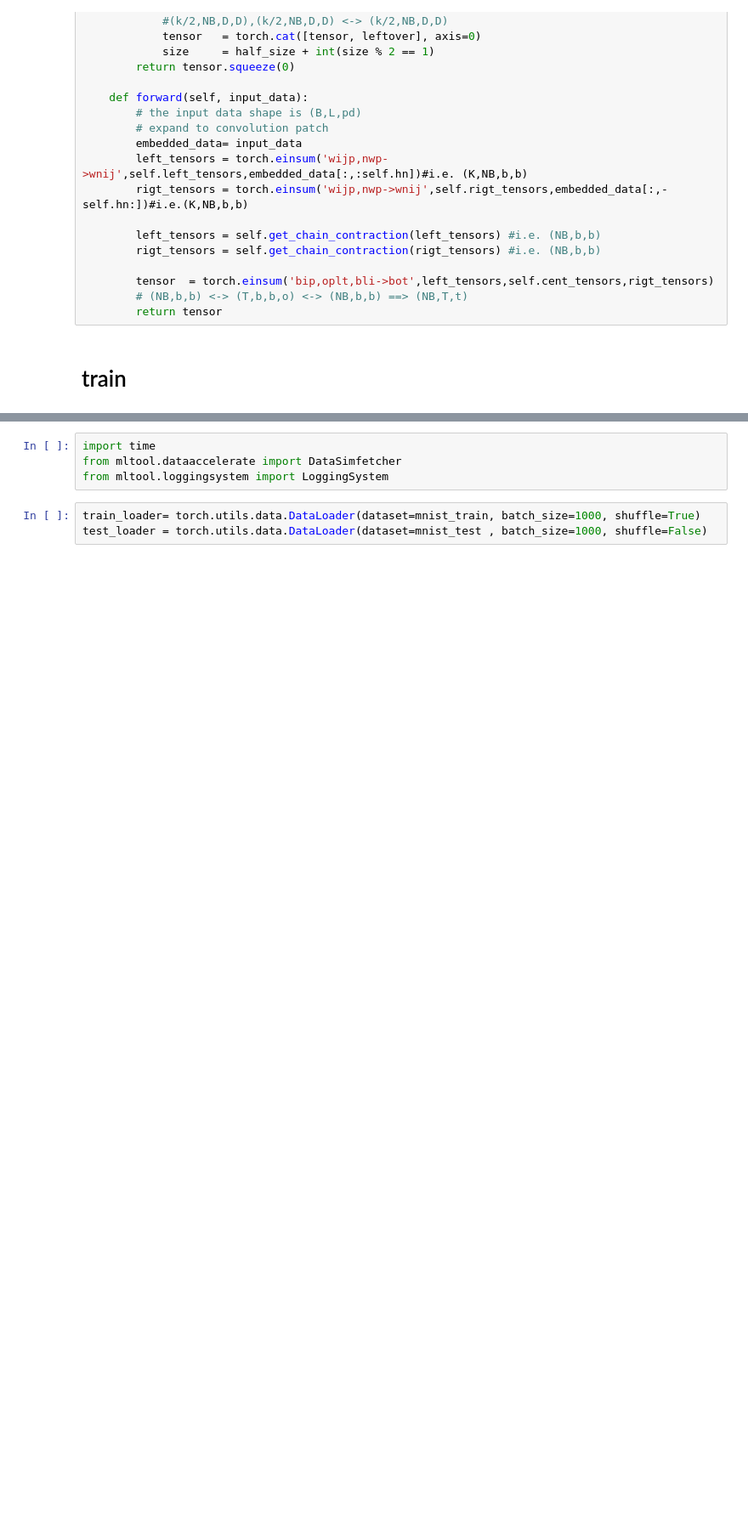
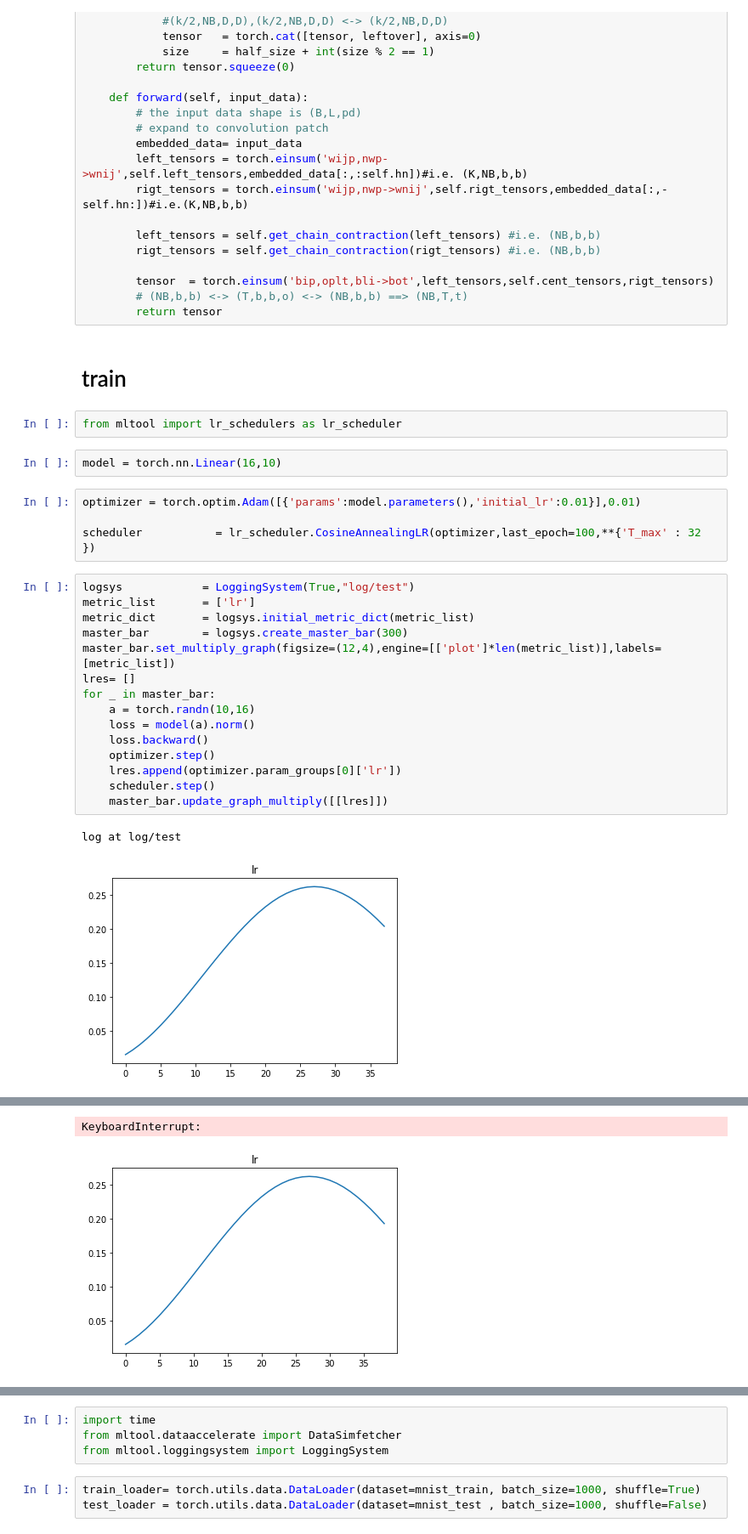
Before and after one commit to veya2ztn/TNproject, a Jupyter notebook: Model and Train.ipynb, the cells around one changed output, grey strips where cells are left out. Shown at 85% size. Drawn from its saved outputs; the diff is of its cells as text; blank space fills up the shorter version.

Commit message:
add scheduler resume

```diff
--- a/Model and Train.ipynb
+++ b/Model and Train.ipynb
@@ -2763,3 +2763,29 @@ class PEPSLinear(nn.Module):
         return tensor
 # %% [markdown]
 # train
+# %%
+from mltool import lr_schedulers as lr_scheduler
+# %%
+model = torch.nn.Linear(16,10)
+# %%
+optimizer = torch.optim.Adam([{'params':model.parameters(),'initial_lr':0.01}],0.01)
+
+scheduler           = lr_scheduler.CosineAnnealingLR(optimizer,last_epoch=100,**{'T_max' : 32 })
+# %%
+logsys            = LoggingSystem(True,"log/test")
+metric_list       = ['lr']
+metric_dict       = logsys.initial_metric_dict(metric_list)
+master_bar        = logsys.create_master_bar(300)
+master_bar.set_multiply_graph(figsize=(12,4),engine=[['plot']*len(metric_list)],labels=[metric_list])
+lres= []
+for _ in master_bar:
+    a = torch.randn(10,16)
+    loss = model(a).norm()
+    loss.backward()
+    optimizer.step()
+    lres.append(optimizer.param_groups[0]['lr'])
+    scheduler.step()
+    master_bar.update_graph_multiply([[lres]])
+# %% [output]
+log at log/test
+[figure, added]
@@ -2765,0 +2793,2 @@ class PEPSLinear(nn.Module):
+KeyboardInterrupt:
+[figure, added]
```
Also changed, not shown: parts of 2 cells of this notebook, 1 other file.
